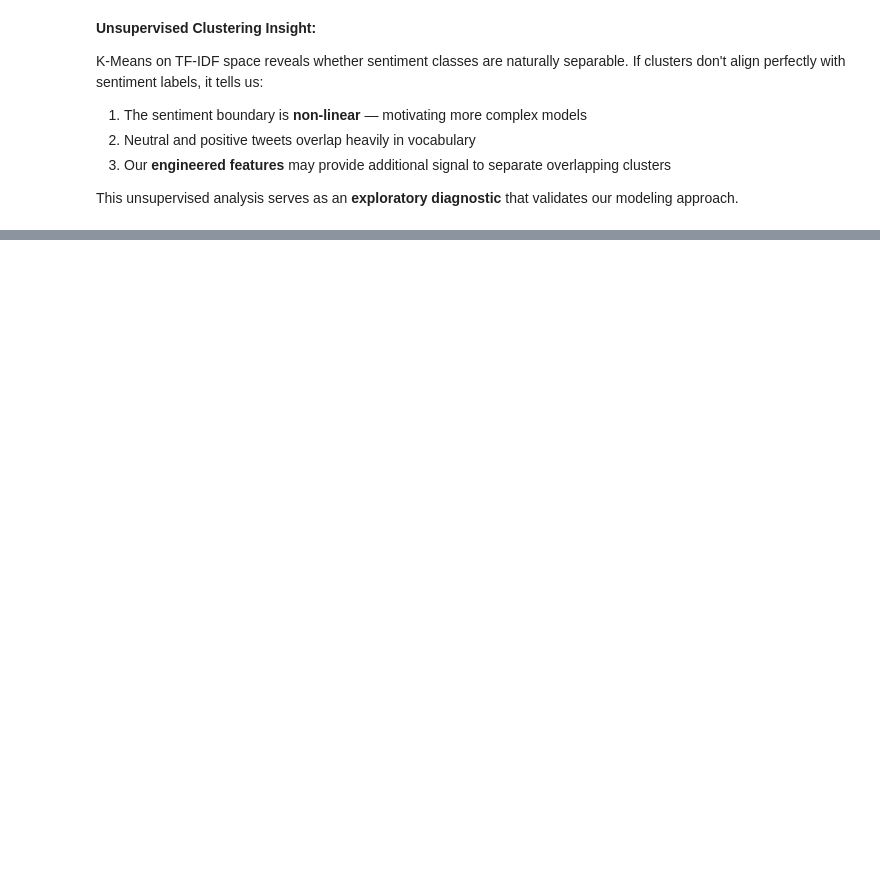
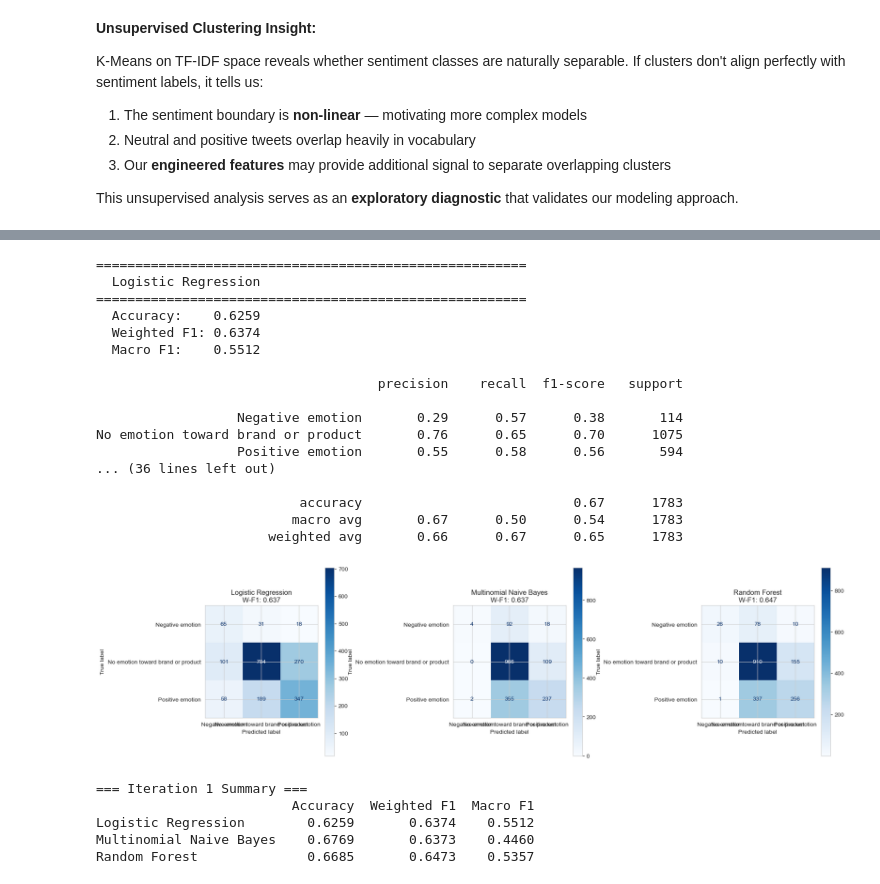
Before and after one commit to GATHIGIMUREITHI/Phase4_Group4_Project, a Jupyter notebook: index.ipynb, the cells around one changed output, grey strips where cells are left out. Saved outputs shown, nothing was run; the diff lists cells and outputs as text; code cells hidden in the pictures; blank space fills up the shorter version.

```diff
--- a/index.ipynb
+++ b/index.ipynb
@@ -737,0 +936,19 @@ Highly correlated pairs (|r| > 0.7):
+# %%
+# Multiclass train/test split
+X = df['clean_text']
+y = df['sentiment']
+
+X_train, X_test, y_train, y_test = train_test_split(
+    X, y, test_size=0.2, random_state=42, stratify=y
+)
+
+tfidf_multi = TfidfVectorizer(
+    max_features=5000, ngram_range=(1, 2), min_df=2
+)
+X_train_tfidf = tfidf_multi.fit_transform(X_train)
+X_test_tfidf = tfidf_multi.transform(X_test)
+
+print(f'Training: {X_train_tfidf.shape[0]} tweets, '
+      f'{X_train_tfidf.shape[1]} features')
+print(f'Test:     {X_test_tfidf.shape[0]} tweets')
+print(f'\nClass distribution (train):\n{y_train.value_counts()}')
@@ -737,0 +965,57 @@ Highly correlated pairs (|r| > 0.7):
+# %%
+# Compare three scikit-learn algorithms
+model_configs = {
+    'Logistic Regression': LogisticRegression(
+        max_iter=1000, class_weight='balanced', random_state=42
+    ),
+    'Multinomial Naive Bayes': MultinomialNB(alpha=1.0),
+    'Random Forest': RandomForestClassifier(
+        n_estimators=100, class_weight='balanced', random_state=42
+    )
+}
+
+results = {}
+fig, axes = plt.subplots(1, 3, figsize=(18, 5))
+
+for idx, (name, model) in enumerate(model_configs.items()):
+    model.fit(X_train_tfidf, y_train)
+    y_pred = model.predict(X_test_tfidf)
+
+    results[name] = evaluate_model(y_test, y_pred, name)
+
+    ConfusionMatrixDisplay.from_predictions(
+        y_test, y_pred, ax=axes[idx], cmap='Blues'
+    )
+    axes[idx].set_title(
+        f'{name}\nW-F1: {results[name]["Weighted F1"]:.3f}'
+    )
+
+plt.tight_layout()
+plt.show()
+
+print('\n=== Iteration 1 Summary ===')
+print(pd.DataFrame(results).T.round(4))
+# %% [output]
+=======================================================
+  Logistic Regression
+=======================================================
+  Accuracy:    0.6259
+  Weighted F1: 0.6374
+  Macro F1:    0.5512
+
+                                    precision    recall  f1-score   support
+
+                  Negative emotion       0.29      0.57      0.38       114
+No emotion toward brand or product       0.76      0.65      0.70      1075
+                  Positive emotion       0.55      0.58      0.56       594
+... (36 lines left out)
+
+                          accuracy                           0.67      1783
+                         macro avg       0.67      0.50      0.54      1783
+                      weighted avg       0.66      0.67      0.65      1783
+[figure, added]
+=== Iteration 1 Summary ===
+                         Accuracy  Weighted F1  Macro F1
+Logistic Regression        0.6259       0.6374    0.5512
+Multinomial Naive Bayes    0.6769       0.6373    0.4460
+Random Forest              0.6685       0.6473    0.5357
```
Also changed, not shown: parts of 28 cells of this notebook.
